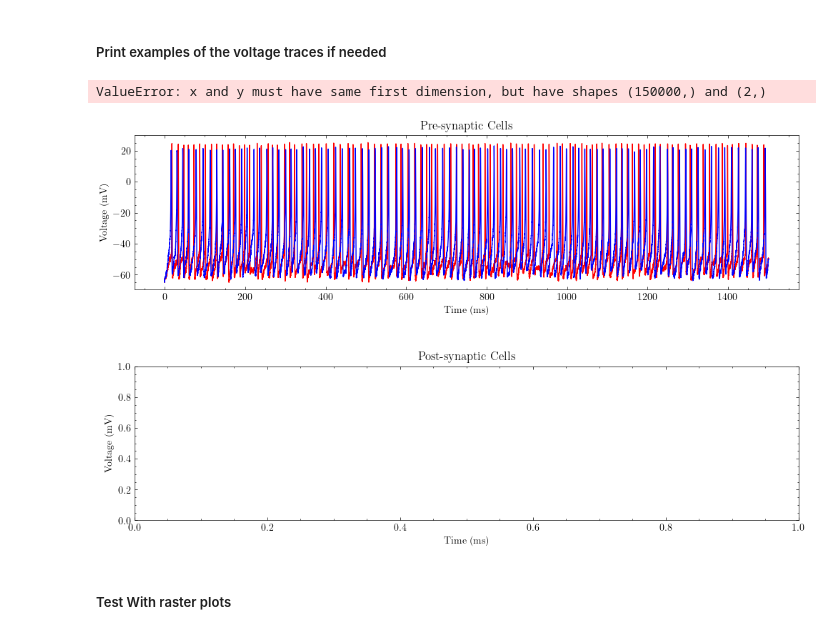
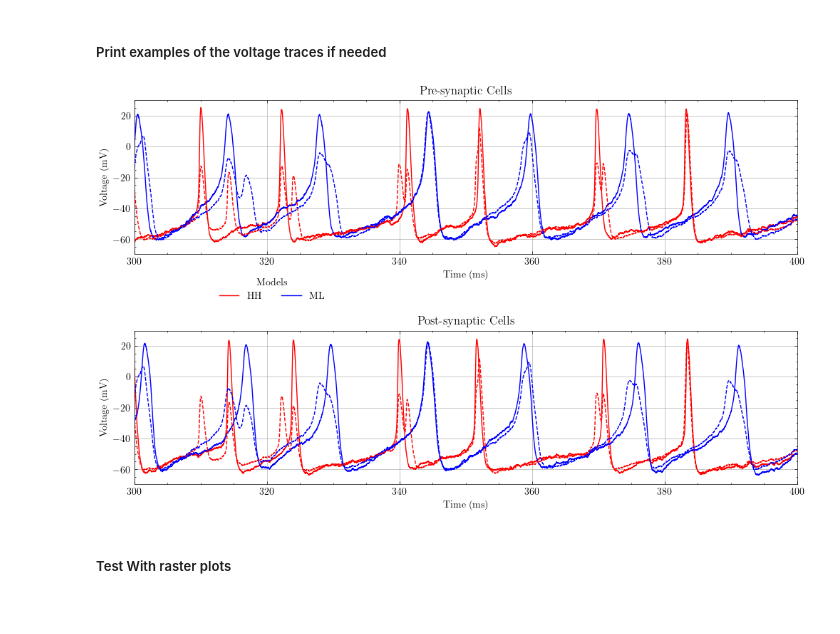
Before and after one commit to Sir-Bip-Bop/Gap-Junction-Coupling-Studies, a Jupyter notebook: synchrony_experiment_parallel_DifferentThreshold.ipynb, the cells around one changed output. Saved outputs shown, nothing was run; the diff lists cells and outputs as text; code cells hidden in the pictures.

```diff
--- a/synchrony_experiment_parallel_DifferentThreshold.ipynb
+++ b/synchrony_experiment_parallel_DifferentThreshold.ipynb
@@ -338,7 +338,7 @@ bbb =np.zeros((10,899995))
 ccc = np.zeros((10,898197))
 ddd = np.zeros((10,898197))
 
-t_R = 2
+t_R = 0.005
 
 for i in range(len(van_Rossum_opti_sym)):
     matrix_1, aaa[i,:],bbb[i,:] = compute_van_Rossum_distance(matrix_syn,t_syn,t_R,dt)
@@ -489,7 +507,7 @@ firing_rate_ML = np.zeros((n_measurements,2))
 
 
 t = np.linspace(0,t_final,int(t_final/dt))
-t_R = 2
+t_R = 0.005
 
 saved_data_HH_on = {}
 saved_data_IF_on = {}
@@ -641,7 +659,7 @@ firing_rate_ML_off = np.zeros((n_measurements,2))
 
 
 t = np.linspace(0,t_final,int(t_final/dt))
-t_R = 2
+t_R = 0.005
 
 for i in range(0,n_measurements):
 
@@ -849,7 +867,7 @@ matrix_ML_k = {}
 
 
 t = np.linspace(0,t_final,int(t_final/dt))
-t_R = 2
+t_R = 0.005
 
 k = 0.008
 
@@ -1011,37 +1027,36 @@ k = np.linspace(0.008,0.058,5)
 fig, (ax1, ax2) = plt.subplots(2,1)
 
 plt.title('Experiment 3 - Volt traces Comparisson')
 fig.subplots_adjust(hspace=0.5)
 ax1.set_xlabel('Time (ms)')
 ax2.set_xlabel('Time (ms) ')
 ax1.set_ylabel('Voltage (mV)')
 ax2.set_ylabel('Voltage (mV)')
 ax1.tick_params(axis = 'y')
 ax2.tick_params(axis = 'y')
 
 ax1.title.set_text('Pre-synaptic Cells')
 ax2.title.set_text('Post-synaptic Cells')
 
 ax1.plot(t,save_HH_k[4][:,0],color = 'r', label = 'HH')
 ax1.plot(t,save_ML_k[4][:,0],color = 'b', label = 'ML')
 ax1.plot(t,mean_HH, 'r--')
 ax1.plot(t,mean_ML, 'b--')
 ax1.set_xlim(300,400)
 
 
 ax2.plot(t,save_HH_k[4][:,1],color = 'r', label = 'HH')
 ax2.plot(t,save_ML_k[4][:,1],color = 'b', label = 'ML')
-ax1.plot(t,mean_HH, 'r--')
-ax1.plot(t,mean_ML, 'b--')
+ax2.plot(t,mean_HH, 'r--')
+ax2.plot(t,mean_ML, 'b--')
 ax2.set_xlim(300,400)
 
 ax1.grid()
 ax2.grid()
 ax1.legend(title='Models',bbox_to_anchor =( 0.3,-0.1), ncols = 2 )
 plt.show()
 # %% [output]
-ValueError: x and y must have same first dimension, but have shapes (150000,) and (2,)
-[figure, old version]
+[figure, new version]
 # %% [markdown]
 ##### Test With raster plots
 # %%
```
Also changed, not shown: parts of 17 cells of this notebook.
